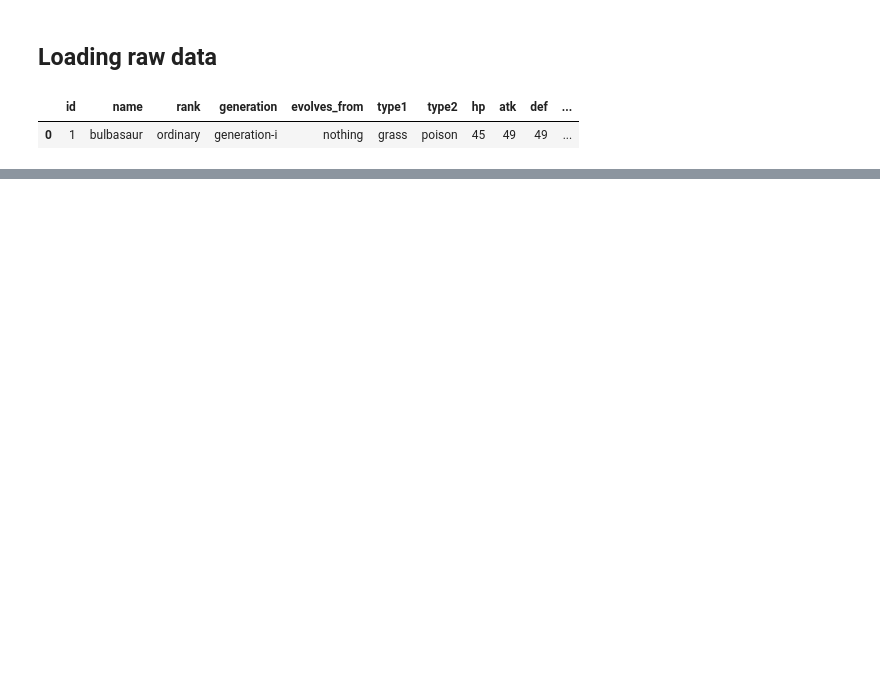
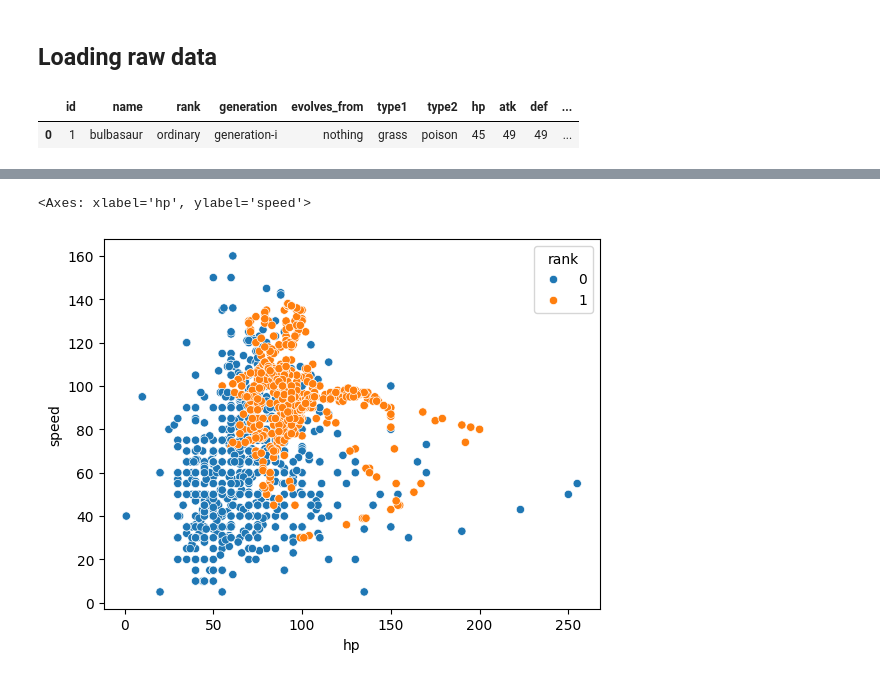
Before and after one commit to howarudo/machine_learning_specialization, a Jupyter notebook: supervised_ml/legendary_predictor.ipynb, the cells around one changed output, grey strips where cells are left out. Cells and saved outputs as stored; diff of their text form; code cells hidden in the pictures; blank space fills up the shorter version.

```diff
--- a/supervised_ml/legendary_predictor.ipynb
+++ b/supervised_ml/legendary_predictor.ipynb
@@ -23,0 +81,5 @@ y  = raw_df["rank"].apply(lambda x: 1 if x == "legendary" else 0)
+# %%
+sns.scatterplot(data=X_train_resampled, x="hp", y="speed", hue=y_train_resampled)
+# %% [output]
+<Axes: xlabel='hp', ylabel='speed'>
+[figure, added]
```
Also changed, not shown: parts of 28 cells of this notebook.
